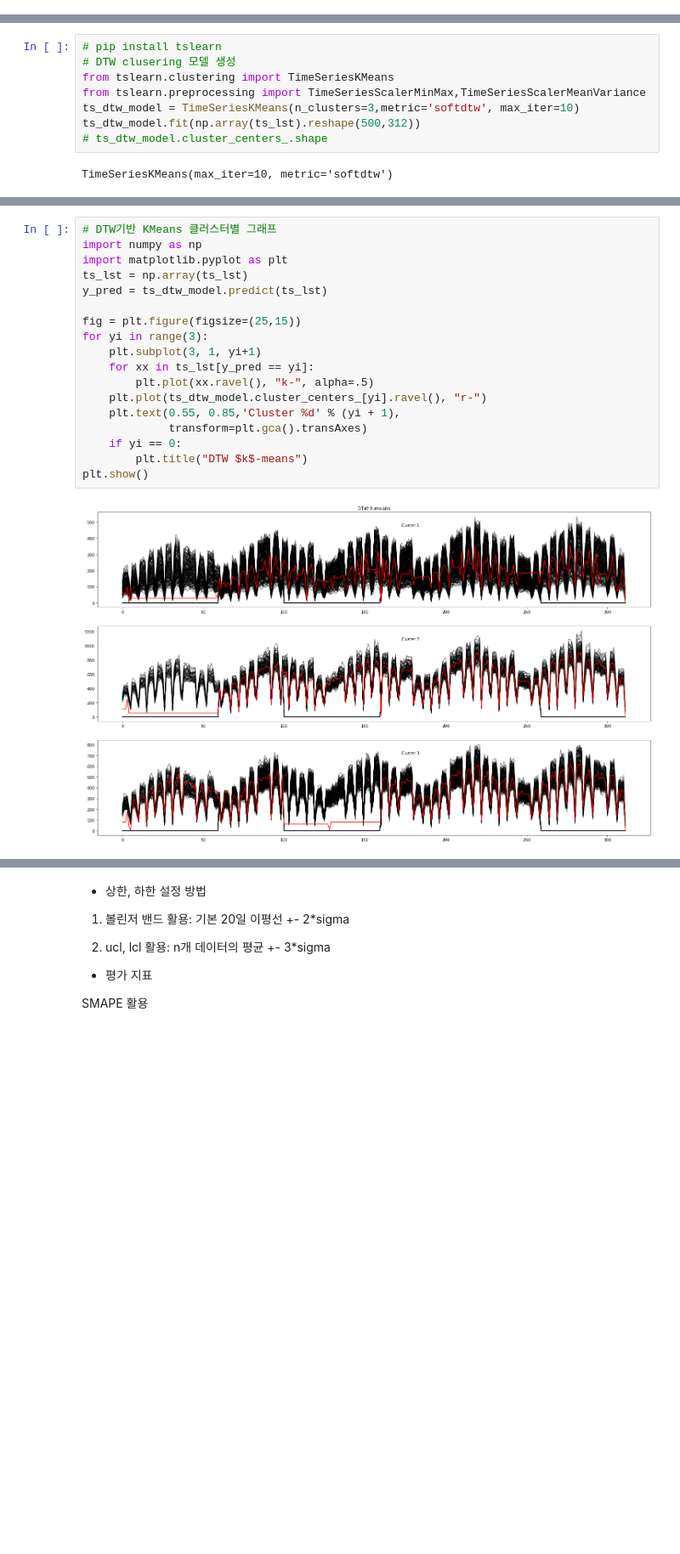
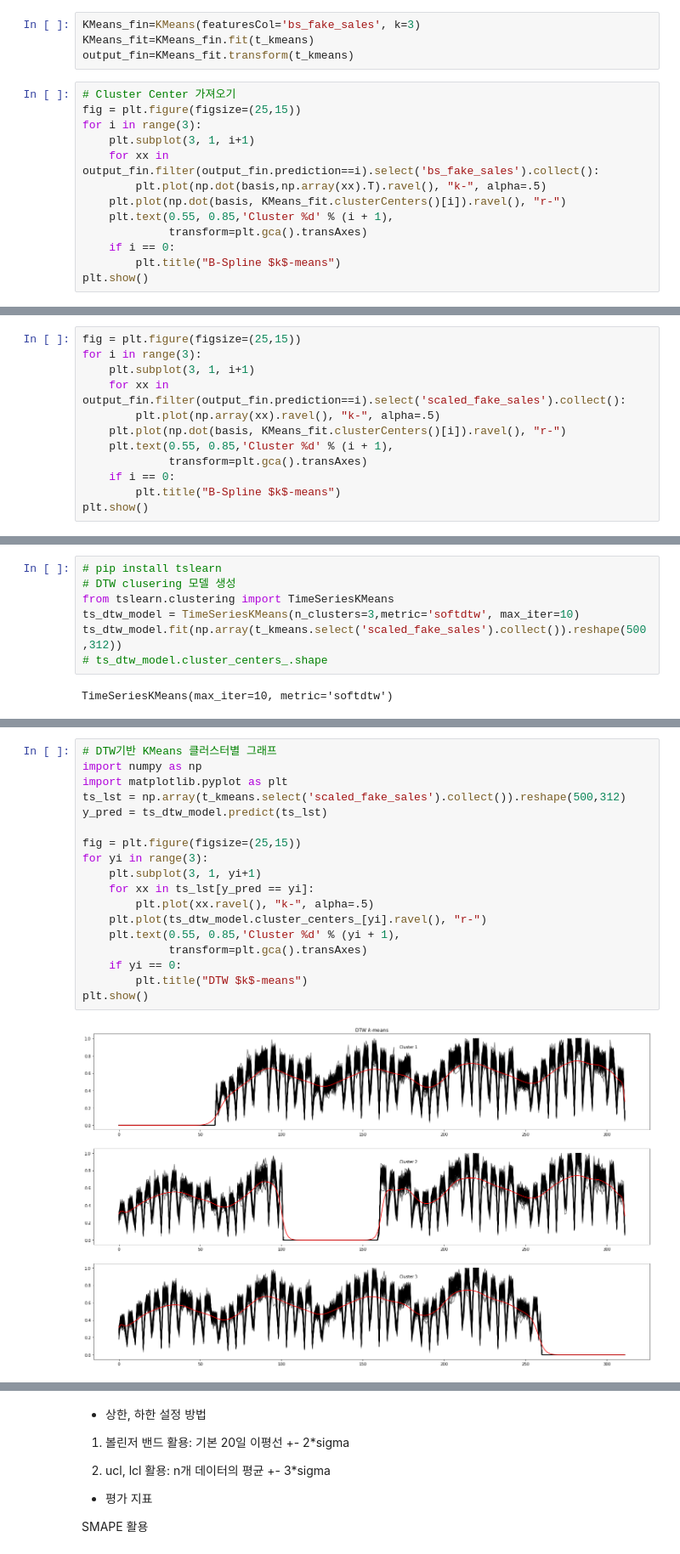
Before and after one commit to Hyosk5/ts_prediction, a Jupyter notebook: data_excercise.ipynb, the cells around one changed output, grey strips where cells are left out. Shown at 85% size. Cells and saved outputs as stored; diff of their text form; blank space fills up the shorter version.

```diff
--- a/data_excercise.ipynb
+++ b/data_excercise.ipynb
@@ -152,0 +279,17 @@ for i in range(len(lst)):
+# %%
+KMeans_fin=KMeans(featuresCol='bs_fake_sales', k=3)
+KMeans_fit=KMeans_fin.fit(t_kmeans)
+output_fin=KMeans_fit.transform(t_kmeans)
+# %%
+# Cluster Center 가져오기
+fig = plt.figure(figsize=(25,15))
+for i in range(3):
+    plt.subplot(3, 1, i+1)
+    for xx in output_fin.filter(output_fin.prediction==i).select('bs_fake_sales').collect():
+        plt.plot(np.dot(basis,np.array(xx).T).ravel(), "k-", alpha=.5)
+    plt.plot(np.dot(basis, KMeans_fit.clusterCenters()[i]).ravel(), "r-")
+    plt.text(0.55, 0.85,'Cluster %d' % (i + 1),
+             transform=plt.gca().transAxes)
+    if i == 0:
+        plt.title("B-Spline $k$-means")
+plt.show()
@@ -152,0 +298,12 @@ for i in range(len(lst)):
+# %%
+fig = plt.figure(figsize=(25,15))
+for i in range(3):
+    plt.subplot(3, 1, i+1)
+    for xx in output_fin.filter(output_fin.prediction==i).select('scaled_fake_sales').collect():
+        plt.plot(np.array(xx).ravel(), "k-", alpha=.5)
+    plt.plot(np.dot(basis, KMeans_fit.clusterCenters()[i]).ravel(), "r-")
+    plt.text(0.55, 0.85,'Cluster %d' % (i + 1),
+             transform=plt.gca().transAxes)
+    if i == 0:
+        plt.title("B-Spline $k$-means")
+plt.show()
@@ -277,9 +450,8 @@ KeyboardInterrupt:
 # pip install tslearn
 # DTW clusering 모델 생성
 from tslearn.clustering import TimeSeriesKMeans
-from tslearn.preprocessing import TimeSeriesScalerMinMax,TimeSeriesScalerMeanVariance
 ts_dtw_model = TimeSeriesKMeans(n_clusters=3,metric='softdtw', max_iter=10)
-ts_dtw_model.fit(np.array(ts_lst).reshape(500,312))
+ts_dtw_model.fit(np.array(t_kmeans.select('scaled_fake_sales').collect()).reshape(500,312))
 # ts_dtw_model.cluster_centers_.shape
 # %% [output]
 TimeSeriesKMeans(max_iter=10, metric='softdtw')
@@ -291,23 +463,23 @@ TimeSeriesKMeans(max_iter=10, metric='softdtw', n_clusters=2)
 # %%
 # DTW기반 KMeans 클러스터별 그래프
 import numpy as np
 import matplotlib.pyplot as plt
-ts_lst = np.array(ts_lst)
+ts_lst = np.array(t_kmeans.select('scaled_fake_sales').collect()).reshape(500,312)
 y_pred = ts_dtw_model.predict(ts_lst)
 
 fig = plt.figure(figsize=(25,15))
 for yi in range(3):
     plt.subplot(3, 1, yi+1)
     for xx in ts_lst[y_pred == yi]:
         plt.plot(xx.ravel(), "k-", alpha=.5)
     plt.plot(ts_dtw_model.cluster_centers_[yi].ravel(), "r-")
     plt.text(0.55, 0.85,'Cluster %d' % (yi + 1),
              transform=plt.gca().transAxes)
     if yi == 0:
         plt.title("DTW $k$-means")
 plt.show()
 # %% [output]
-[figure, old version]
+[figure, new version]
 # %%
 y_pred2 = ts_dtw_model2.predict(ts_lst)
 
```
Also changed, not shown: parts of 30 cells of this notebook, 3 other files.
